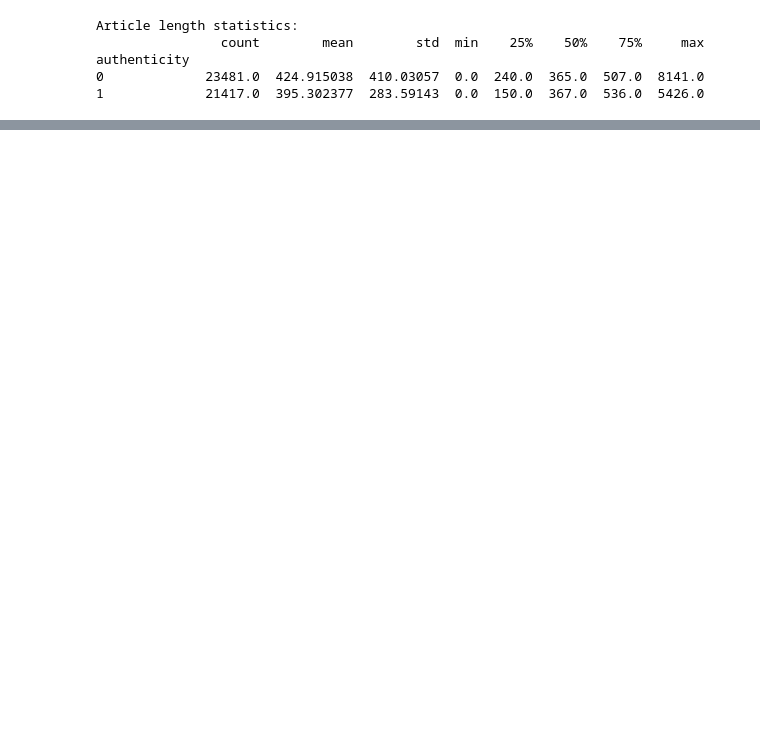
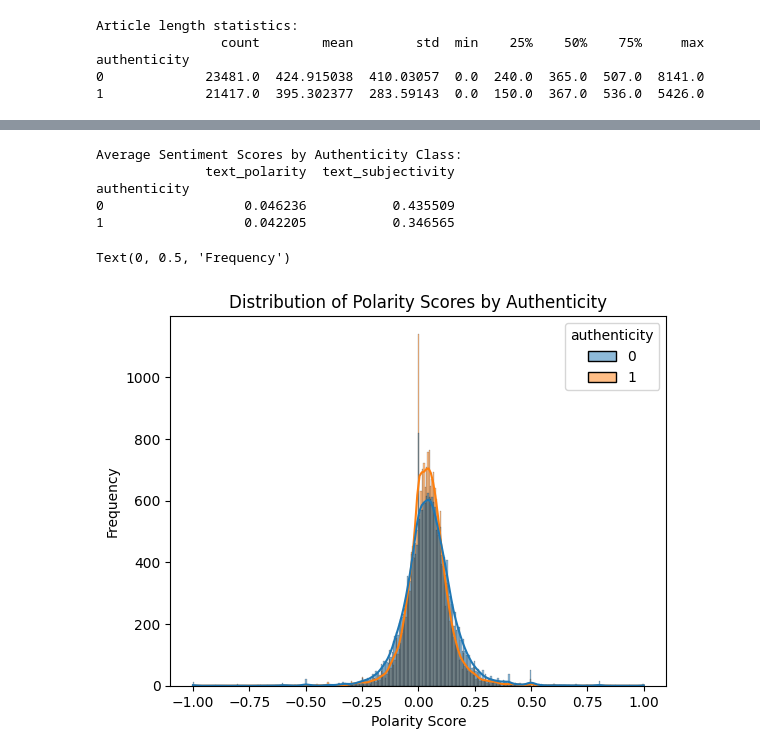
Before and after one commit to jjmago/cind820, a Jupyter notebook: project820.ipynb, the cells around one changed output, grey strips where cells are left out. Drawn from its saved outputs; the diff is of its cells as text; code cells hidden in the pictures; blank space fills up the shorter version.

```diff
--- a/project820.ipynb
+++ b/project820.ipynb
@@ -284,17 +366,0 @@ Requirement already satisfied: six>=1.5 in /usr/local/lib/python3.11/dist-packag
-# %%
-# Normalize emotion columns by dividing by total_word_count
-for emotion in nrc_emotions:
-  df[f'{emotion}_normalized'] = df[emotion] / df['total_word_count']
-
-# Handle potential division by zero (replace inf or NaN with 0)
-df.replace([np.inf, -np.inf], np.nan, inplace=True)
-# df.fillna(0, inplace=True)
-
-
-# Select only the normalized emotion columns for scaling
-normalized_emotion_columns = [f'{e}_normalized' for e in nrc_emotions]
-emotion_data = df[normalized_emotion_columns]
-
-print(df.head())
-print(df.tail())
-df.info()
@@ -343,0 +516,19 @@ Passing `palette` without assigning `hue` is deprecated and will be removed in v
+# %%
+# Summarize average polarity and subjectivity scores by class
+sentiment_summary = df.groupby('authenticity')[['text_polarity', 'text_subjectivity']].mean()
+print("\nAverage Sentiment Scores by Authenticity Class:")
+print(sentiment_summary)
+
+# Polarity Distribution
+sns.histplot(data=df, x='text_polarity', hue='authenticity',kde=True)
+plt.title('Distribution of Polarity Scores by Authenticity')
+plt.xlabel('Polarity Score')
+plt.ylabel('Frequency')
+# %% [output]
+Average Sentiment Scores by Authenticity Class:
+              text_polarity  text_subjectivity
+authenticity
+0                  0.046236           0.435509
+1                  0.042205           0.346565
+Text(0, 0.5, 'Frequency')
+[figure, added]
```
Also changed, not shown: parts of 56 cells of this notebook, 1 other file.
